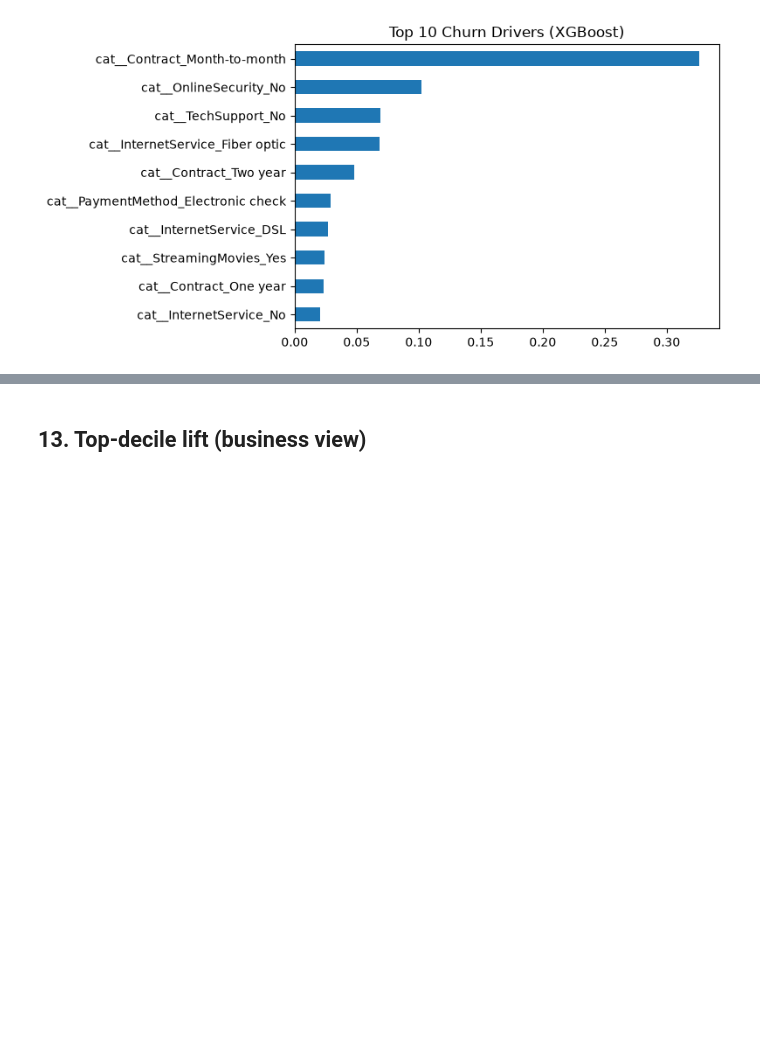
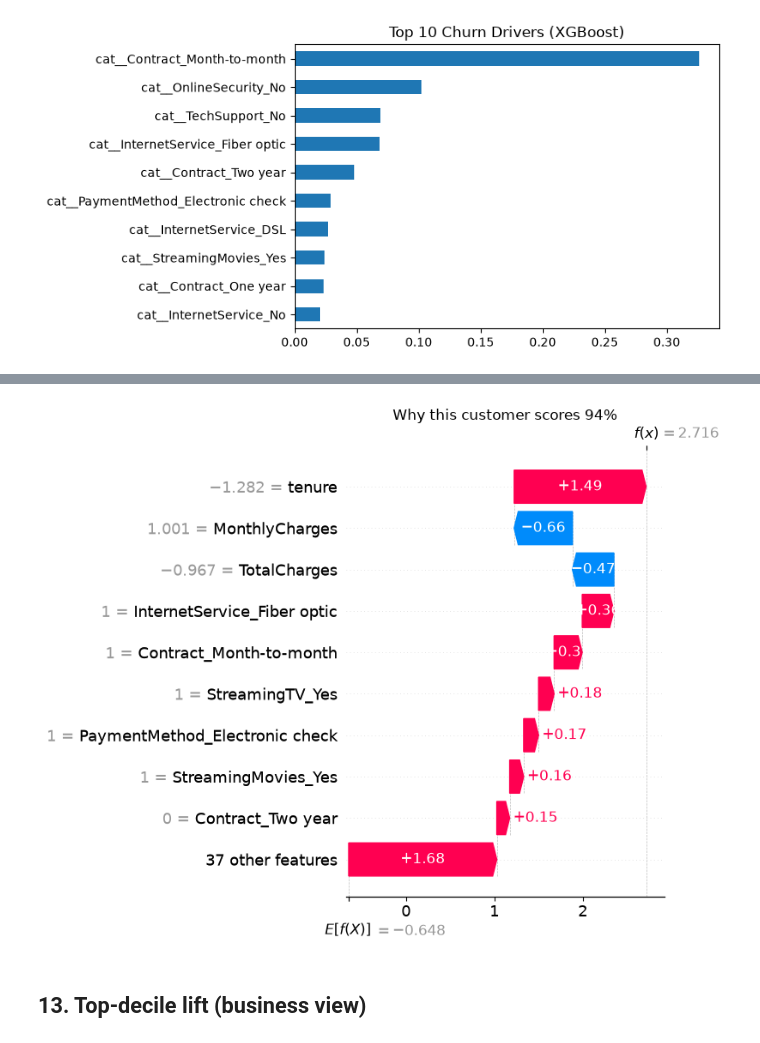
Before and after one commit to mahee0802/FUTURE_ML_02, a Jupyter notebook: notebook/ML_2.ipynb, the cells around one changed output, grey strips where cells are left out. Cells and saved outputs as stored; diff of their text form; code cells hidden in the pictures; blank space fills up the shorter version.

```diff
--- a/notebook/ML_2.ipynb
+++ b/notebook/ML_2.ipynb
@@ -256,3 +348,13 @@ plt.tight_layout(); plt.show()
+# %%
+# Local view: why was ONE customer flagged? (highest-risk customer in the test set)
+i = int(np.argmax(best_prob))
+exp = shap.Explanation(values=shap_values[i], base_values=explainer.expected_value,
+                       data=Xte_s[i], feature_names=shap_names)
+shap.plots.waterfall(exp, max_display=10, show=False)
+plt.title(f"Why this customer scores {best_prob[i]:.0%}")
+plt.tight_layout(); plt.show()
+# %% [output]
+[figure, added]
 # %% [markdown]
 ## 13. Top-decile lift (business view)
 # %%
```
Also changed, not shown: parts of 9 cells of this notebook, 2 other files.
